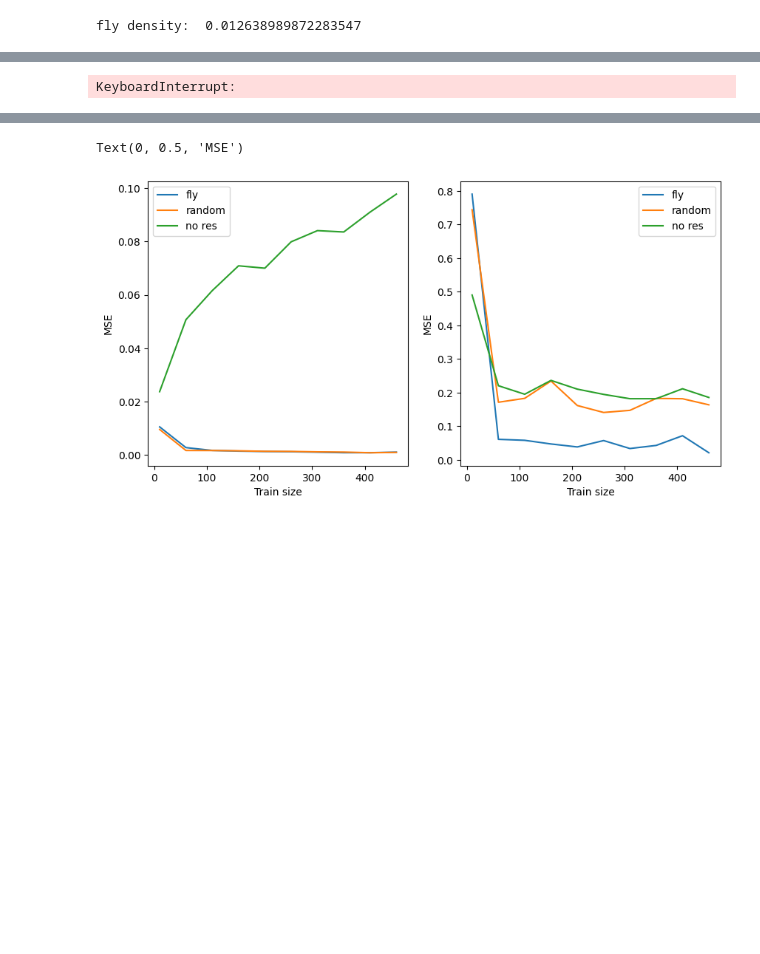
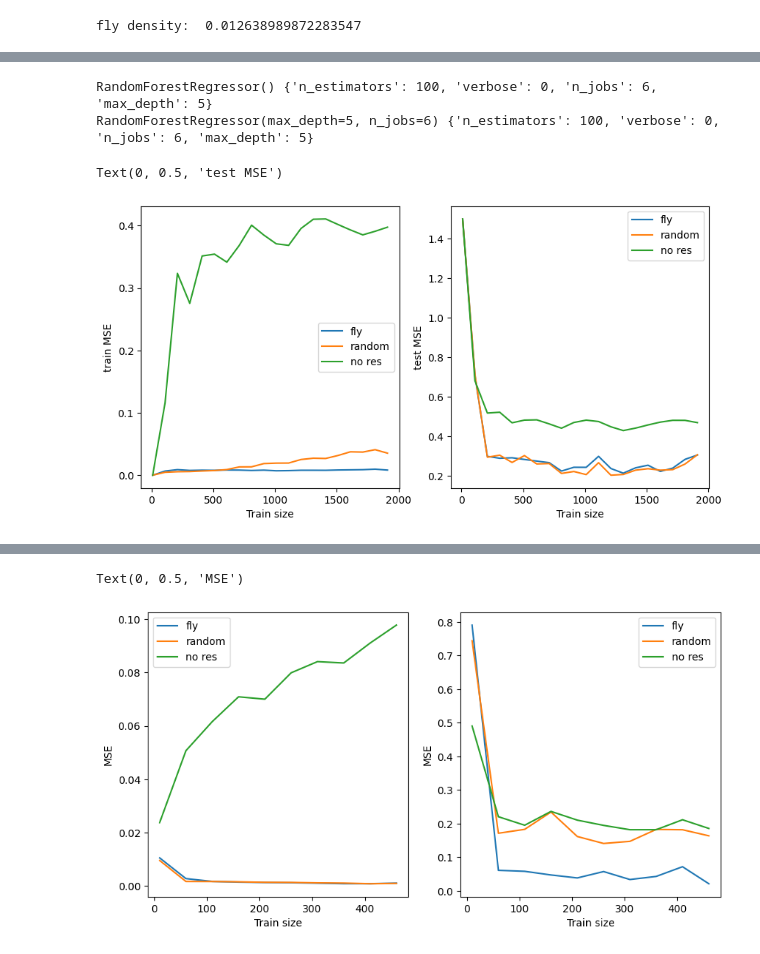
Before and after one commit to zs18656/whatIsLarva, a Jupyter notebook: NotebookOfSpaghetti.ipynb, the cells around one changed output, grey strips where cells are left out. Cells and saved outputs as stored; diff of their text form; code cells hidden in the pictures; blank space fills up the shorter version.

```diff
--- a/NotebookOfSpaghetti.ipynb
+++ b/NotebookOfSpaghetti.ipynb
@@ -203,12 +203,12 @@ model_kwargs = {"n_estimators":100, "verbose":0, "n_jobs":6, "max_depth":5}
 model_name = str(model).split('.')[-1].split("'")[0]
 # %%
 REPS = 10
-SAMPLESIZES = np.arange(10, 5000, 100)
+SAMPLESIZES = np.arange(10, 2010, 100)
 NOISES = np.linspace(0.01, 1, 10)
 
 
 # data params
-n_in_train, n_test, noise = 100, 100, 0.025
+n_in_train, n_test, noise = 100, 1200, 1
 
 LC_fly_tr, LC_fly_te = [],[]
 LC_ran_tr, LC_ran_te = [],[]
@@ -259,5 +259,28 @@ for n_in_train in tqdm(SAMPLESIZES):
     LC_ran_te.append(stat(ran_err_i_te))
     LC_def_tr.append(stat(def_err_i_tr))
     LC_def_te.append(stat(def_err_i_te))
-# %% [output]
-KeyboardInterrupt:
+# %%
+print(fly_res.prediction_model, fly_res.prediction_model_kwargs)
+print(rand_res.prediction_model, rand_res.prediction_model_kwargs)
+# %% [output]
+RandomForestRegressor() {'n_estimators': 100, 'verbose': 0, 'n_jobs': 6, 'max_depth': 5}
+RandomForestRegressor(max_depth=5, n_jobs=6) {'n_estimators': 100, 'verbose': 0, 'n_jobs': 6, 'max_depth': 5}
+# %%
+fig, ax = plt.subplots(ncols = 2, figsize = (10,5))
+
+ax[0].plot(SAMPLESIZES[:len(LC_fly_te)],LC_fly_tr, label = 'fly')
+ax[0].plot(SAMPLESIZES[:len(LC_fly_te)],LC_ran_tr, label = 'random')
+ax[0].plot(SAMPLESIZES[:len(LC_fly_te)],LC_def_tr, label = 'no res')
+
+ax[1].plot(SAMPLESIZES[:len(LC_fly_te)],LC_fly_te, label = 'fly')
+ax[1].plot(SAMPLESIZES[:len(LC_fly_te)],LC_ran_te, label = 'random')
+ax[1].plot(SAMPLESIZES[:len(LC_fly_te)],LC_def_te, label = 'no res')
+ax[0].legend()
+ax[1].legend()
+ax[0].set_xlabel('Train size')
+ax[1].set_xlabel('Train size')
+ax[0].set_ylabel('train MSE')
+ax[1].set_ylabel('test MSE')
+# %% [output]
+Text(0, 0.5, 'test MSE')
+[figure, added]
```
Also changed, not shown: parts of 6 cells of this notebook, 4 other files.
